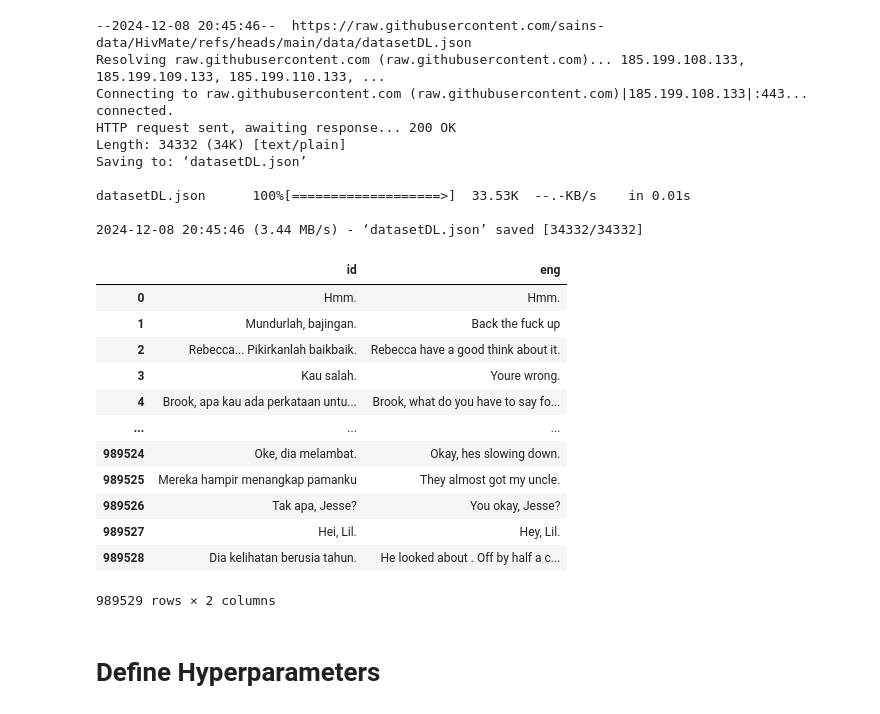
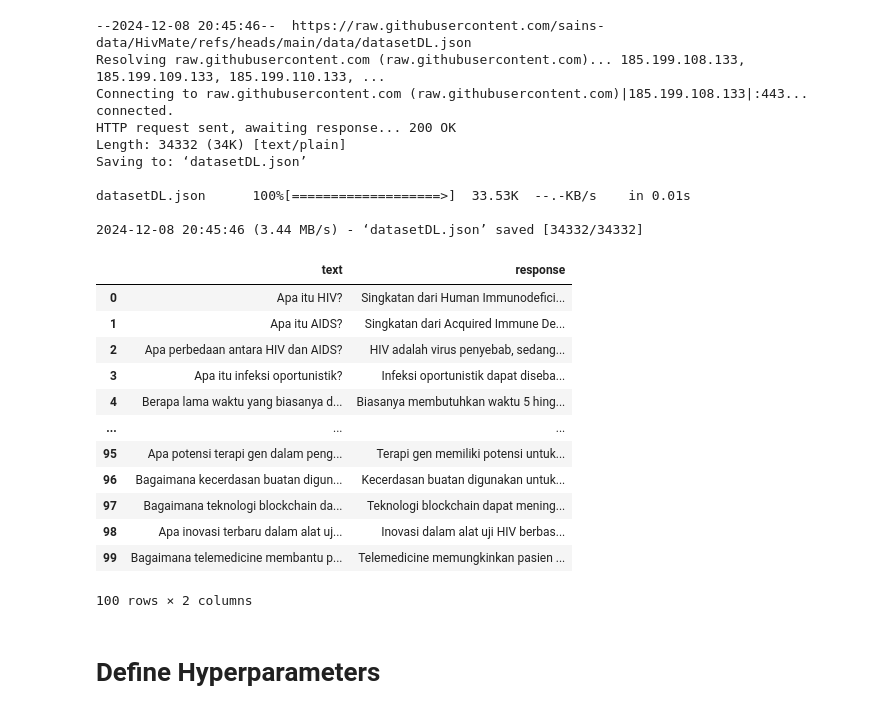
Before and after one commit to Mfys212/VideoCaptioning, a Jupyter notebook: Tutorial.ipynb, the cells around one changed output. Cells and saved outputs as stored; diff of their text form; code cells hidden in the pictures.

```diff
--- a/Tutorial.ipynb
+++ b/Tutorial.ipynb
@@ -40,38 +40,38 @@ Saving to: ‘datasetDL.json’
 datasetDL.json      100%[===================>]  33.53K  --.-KB/s    in 0.01s
 
 2024-12-08 20:45:46 (3.44 MB/s) - ‘datasetDL.json’ saved [34332/34332]
-# %%
-import pandas as pd
-
-splits = {'validation': 'data/validation-00000-of-00001-0f2c503ca20f5207.parquet', 'train': 'data/train-00000-of-00001-b1c128065f26b6da.parquet'}
-train = pd.read_parquet("hf://datasets/kaitchup/opus-Indonesian-to-English/" + splits['train'])
-valid = pd.read_parquet("hf://datasets/kaitchup/opus-Indonesian-to-English/" + splits['validation'])
-
-train[['id', 'eng']] = train['text'].str.split('###>', expand=True)
-train['id'] = train['id'].str.replace(r'[^a-zA-Z\s.,?]', '', regex=True)
-train['eng'] = train['eng'].str.replace(r'[^a-zA-Z\s.,?]', '', regex=True)
-valid[['id', 'eng']] = valid['text'].str.split('###>', expand=True)
-valid['id'] = valid['id'].str.replace(r'[^a-zA-Z\s.,?]', '', regex=True)
-valid['eng'] = valid['eng'].str.replace(r'[^a-zA-Z\s.,?]', '', regex=True)
-train = train.drop(columns=['text'])
-valid = valid.drop(columns=['text'])
-train = train.dropna().reset_index(drop=True)
-valid = valid.dropna().reset_index(drop=True)
-train
-# %% [output]
-|  | id | eng |
-| 0 | Hmm. | Hmm. |
-| 1 | Mundurlah, bajingan. | Back the fuck up |
-| 2 | Rebecca... Pikirkanlah baikbaik. | Rebecca have a good think about it. |
-| 3 | Kau salah. | Youre wrong. |
-| 4 | Brook, apa kau ada perkataan untu... | Brook, what do you have to say fo... |
-| ... | ... | ... |
-| 989524 | Oke, dia melambat. | Okay, hes slowing down. |
-| 989525 | Mereka hampir menangkap pamanku | They almost got my uncle. |
-| 989526 | Tak apa, Jesse? | You okay, Jesse? |
-| 989527 | Hei, Lil. | Hey, Lil. |
-| 989528 | Dia kelihatan berusia tahun. | He looked about . Off by half a c... |
-989529 rows × 2 columns
+# %%
+import pandas as pd
+import json
+
+with open('/content/datasetDL.json', 'r') as file:
+    data_json = json.load(file)
+
+data_rows = []
+for intent in data_json["intents"]:
+    for text_item, response_item in zip(intent["text"], intent["responses"]):
+        data_rows.append({
+            "text": text_item,
+            "response": response_item
+        })
+
+df = pd.DataFrame(data_rows)
+train, valid = df, df
+train
+# %% [output]
+|  | text | response |
+| 0 | Apa itu HIV? | Singkatan dari Human Immunodefici... |
+| 1 | Apa itu AIDS? | Singkatan dari Acquired Immune De... |
+| 2 | Apa perbedaan antara HIV dan AIDS? | HIV adalah virus penyebab, sedang... |
+| 3 | Apa itu infeksi oportunistik? | Infeksi oportunistik dapat diseba... |
+| 4 | Berapa lama waktu yang biasanya d... | Biasanya membutuhkan waktu 5 hing... |
+| ... | ... | ... |
+| 95 | Apa potensi terapi gen dalam peng... | Terapi gen memiliki potensi untuk... |
+| 96 | Bagaimana kecerdasan buatan digun... | Kecerdasan buatan digunakan untuk... |
+| 97 | Bagaimana teknologi blockchain da... | Teknologi blockchain dapat mening... |
+| 98 | Apa inovasi terbaru dalam alat uj... | Inovasi dalam alat uji HIV berbas... |
+| 99 | Bagaimana telemedicine membantu p... | Telemedicine memungkinkan pasien ... |
+100 rows × 2 columns
 # %% [markdown]
 # Define Hyperparameters
 # %%
```
Also changed, not shown: parts of 4 cells of this notebook.
